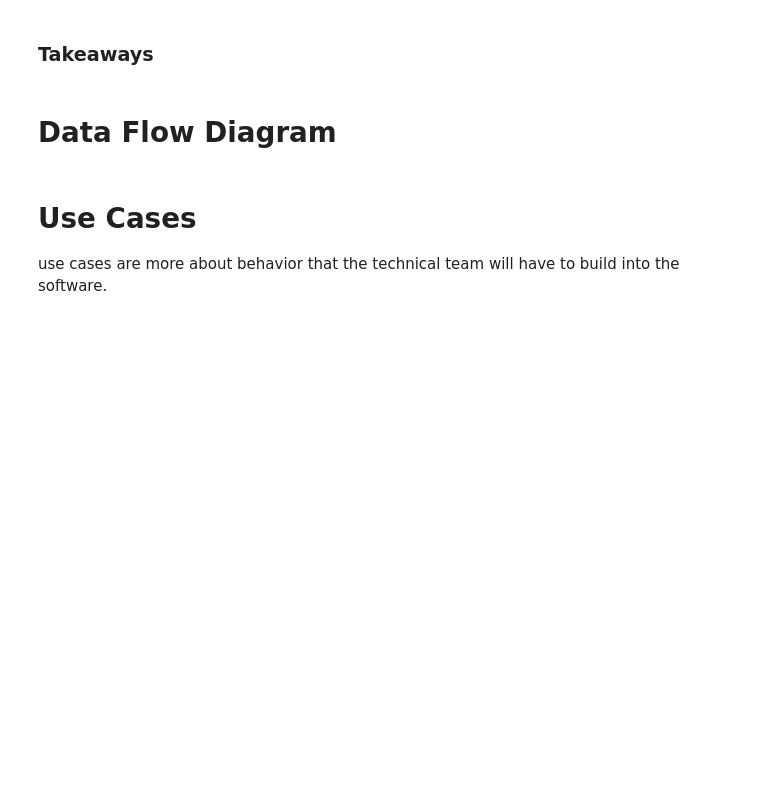
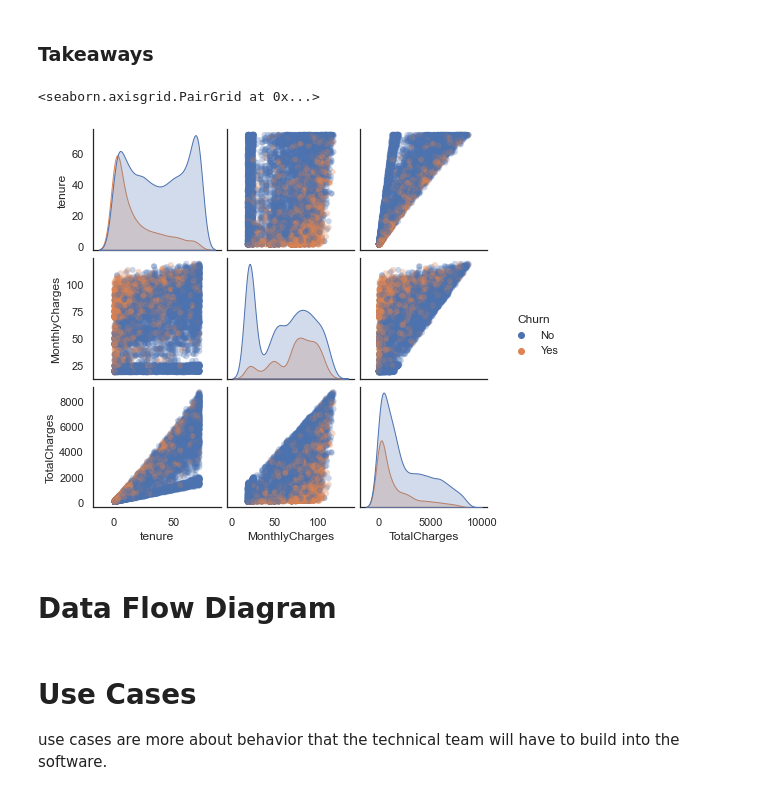
Before and after one commit to tomshields71/Churn, a Jupyter notebook: EDA/EDA.ipynb, the cells around one changed output. Drawn from its saved outputs; the diff is of its cells as text; code cells hidden in the pictures; blank space fills up the shorter version.

```diff
--- a/EDA/EDA.ipynb
+++ b/EDA/EDA.ipynb
@@ -270,6 +270,12 @@ Data on products available
 ![products.png](attachment:products.png)
 # %% [markdown]
 ### Takeaways
+# %%
+sns.pairplot(df[['tenure', 'MonthlyCharges', 'TotalCharges', 'Churn']],
+             hue='Churn', plot_kws=dict(alpha=.3, edgecolor='none'), height=2, aspect=1.1)
+# %% [output]
+<seaborn.axisgrid.PairGrid at 0x...>
+[figure, added]
 # %% [markdown]
 # Data Flow Diagram
 # %% [markdown]
```
Also changed, not shown: parts of 4 cells of this notebook, 12 other files.
